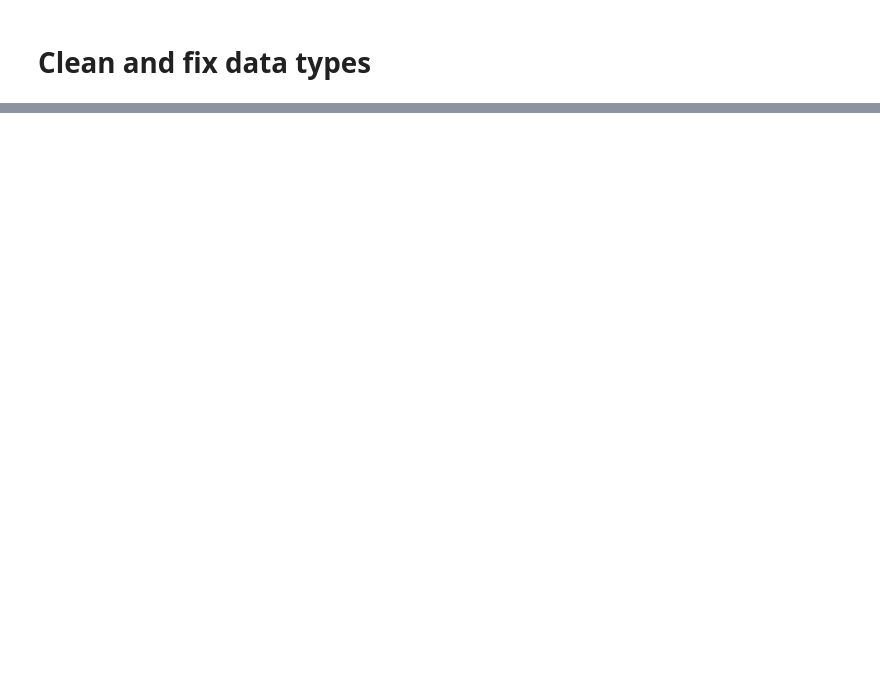
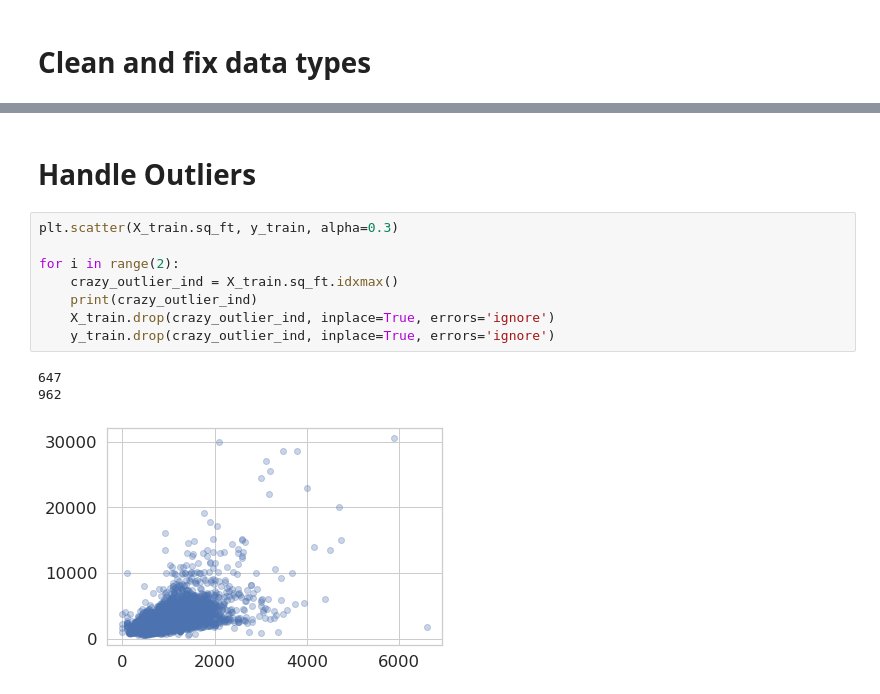
Before and after one commit to john-lassetter/Metis_Projects, a Jupyter notebook: Linear Regression/apartment_rent_regression.ipynb, the cells around one changed output, grey strips where cells are left out. Drawn from its saved outputs; the diff is of its cells as text; blank space fills up the shorter version.

```diff
--- a/Linear Regression/apartment_rent_regression.ipynb
+++ b/Linear Regression/apartment_rent_regression.ipynb
@@ -139,0 +447,14 @@ plt.savefig('rent_vs_sq_ft.png', dpi=300)
+# %% [markdown]
+# Handle Outliers
+# %%
+plt.scatter(X_train.sq_ft, y_train, alpha=0.3)
+
+for i in range(2):
+    crazy_outlier_ind = X_train.sq_ft.idxmax()
+    print(crazy_outlier_ind)
+    X_train.drop(crazy_outlier_ind, inplace=True, errors='ignore')
+    y_train.drop(crazy_outlier_ind, inplace=True, errors='ignore')
+# %% [output]
+647
+962
+[figure, added]
```
Also changed, not shown: parts of 108 cells of this notebook.
